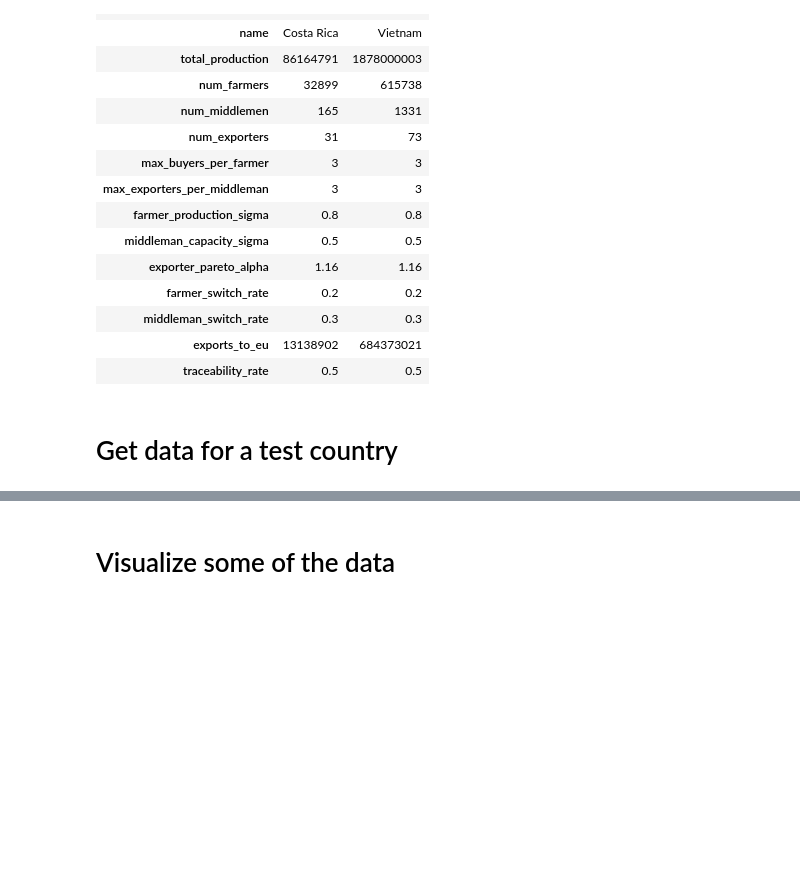
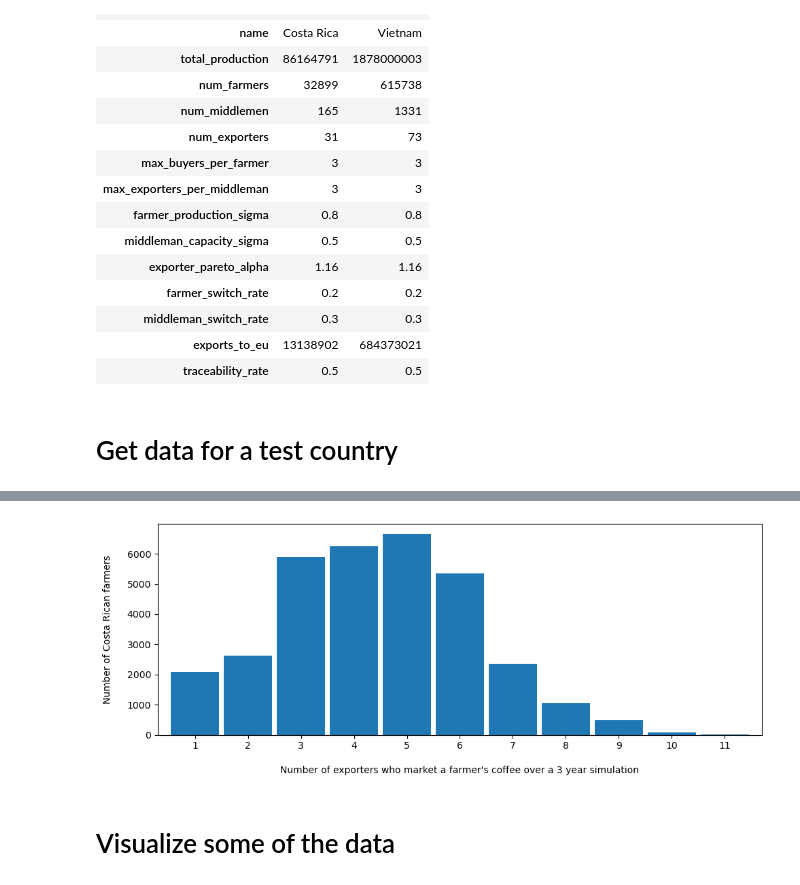
Before and after one commit to ccerv1/supply-chain-simulator, a Jupyter notebook: supply_chain_simulator/DashboardPrototype.ipynb, the cells around one changed output, grey strips where cells are left out. Cells and saved outputs as stored; diff of their text form; code cells hidden in the pictures; blank space fills up the shorter version.

```diff
--- a/supply_chain_simulator/DashboardPrototype.ipynb
+++ b/supply_chain_simulator/DashboardPrototype.ipynb
@@ -83,3 +83,17 @@ df_trade.tail()
+# %%
+fig, ax = plt.subplots(figsize=(10,4))
+df_trade.groupby('farmer_id')['exporter_id'].nunique().value_counts().sort_index().plot(
+    kind='bar',
+    width=.9,
+    ax=ax
+)
+ax.set_xticklabels(ax.get_xticklabels(), rotation=0)
+ax.set_xlabel("\nNumber of exporters who market a farmer's coffee over a 3 year simulation")
+ax.set_ylabel("Number of Costa Rican farmers\n")
+plt.tight_layout()
+plt.show()
+# %% [output]
+[figure, added]
 # %% [markdown]
 # Visualize some of the data
 # %%
```
Also changed, not shown: parts of 8 cells of this notebook, 1 other file.
